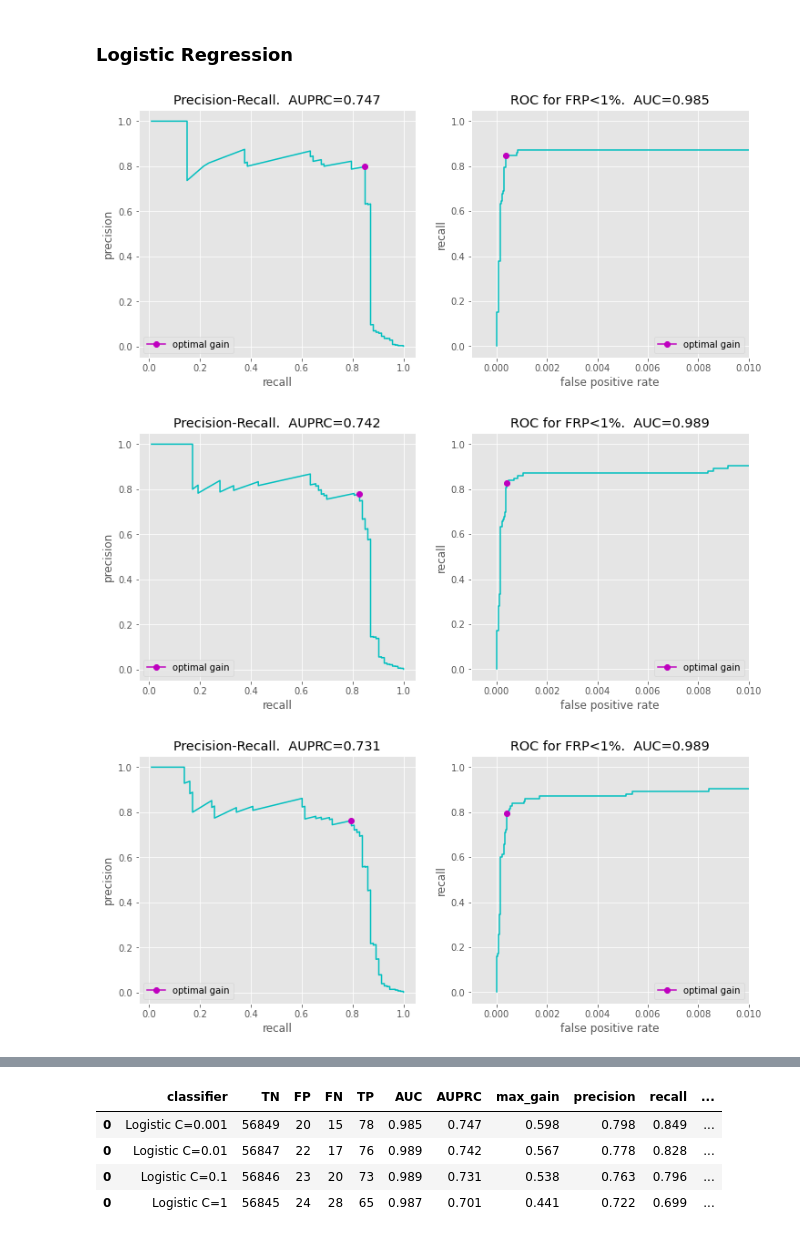
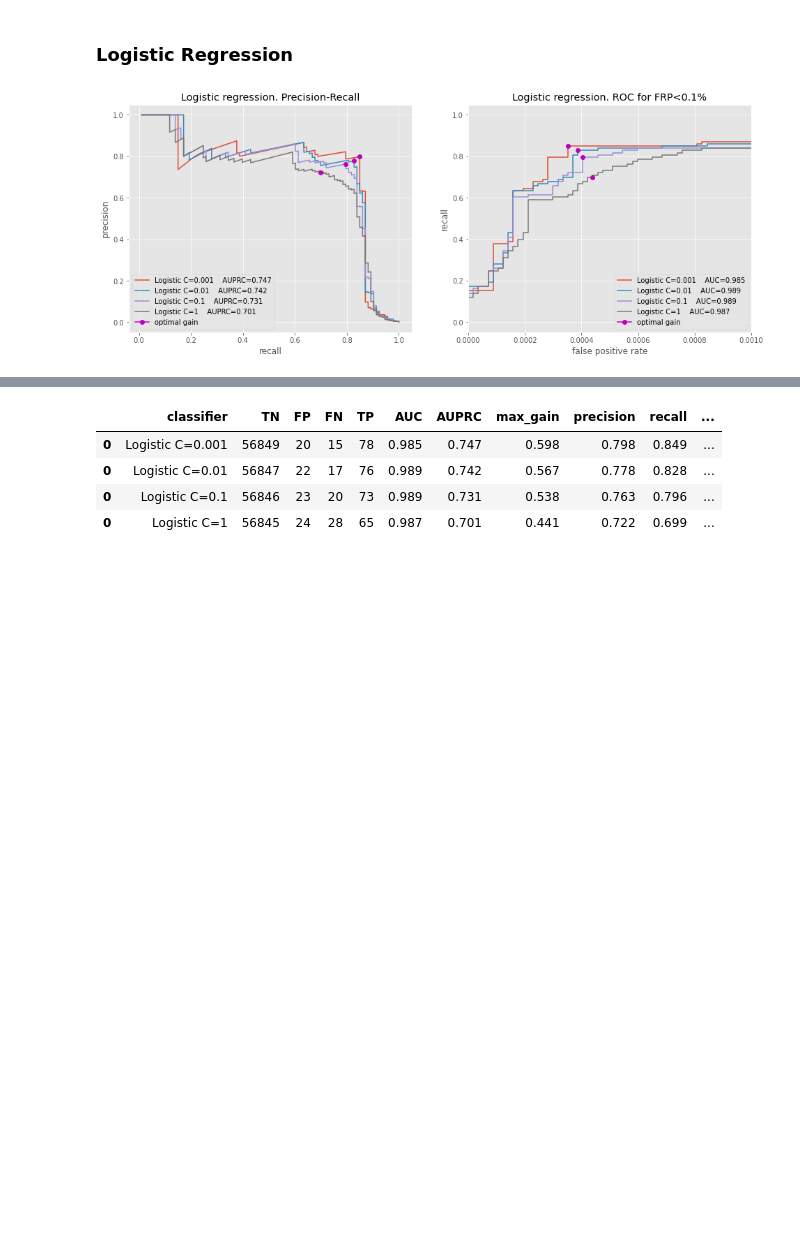
Before and after one commit to dlevonian/cc-fraud-detection, a Jupyter notebook: ulb_cc_fraud_detection.ipynb, the cells around one changed output, grey strips where cells are left out. Drawn from its saved outputs; the diff is of its cells as text; code cells hidden in the pictures; blank space fills up the shorter version.

Commit message:
4 classifiers

```diff
--- a/ulb_cc_fraud_detection.ipynb
+++ b/ulb_cc_fraud_detection.ipynb
@@ -451,15 +460,20 @@ def plot_classifier(y_hat, y_true=Y_test, amount=A_test):
 # %%
 model = linear_model.LogisticRegression(penalty='l2', random_state=SEED)
 
-for param in [0.001, 0.01, 0.1, 1]:
+params = [0.001, 0.01, 0.1, 1]
+
+classifiers, Y_hats = [],[]
+for param in params:
+
+    classifiers.append(f'Logistic C={param}')
     model.set_params(C=param)
     model.fit(X_train, Y_train)
 
     Y_hat = model.predict_proba(X_test)[:,1]
+    Y_hats.append(Y_hat)
 
-    reports = pd.concat([reports, report(f'Logistic C={param}', Y_hat)])
-    plot_classifier(Y_hat)
+    reports = pd.concat([reports, report(classifiers[-1], Y_hat)])
+
+plot_classifiers('Logistic regression', classifiers, Y_hats)
 # %% [output]
-[figure, old version]
+[figure, new version]
-[figure, removed]
-[figure, removed]
```
Also changed, not shown: parts of 23 cells of this notebook.
